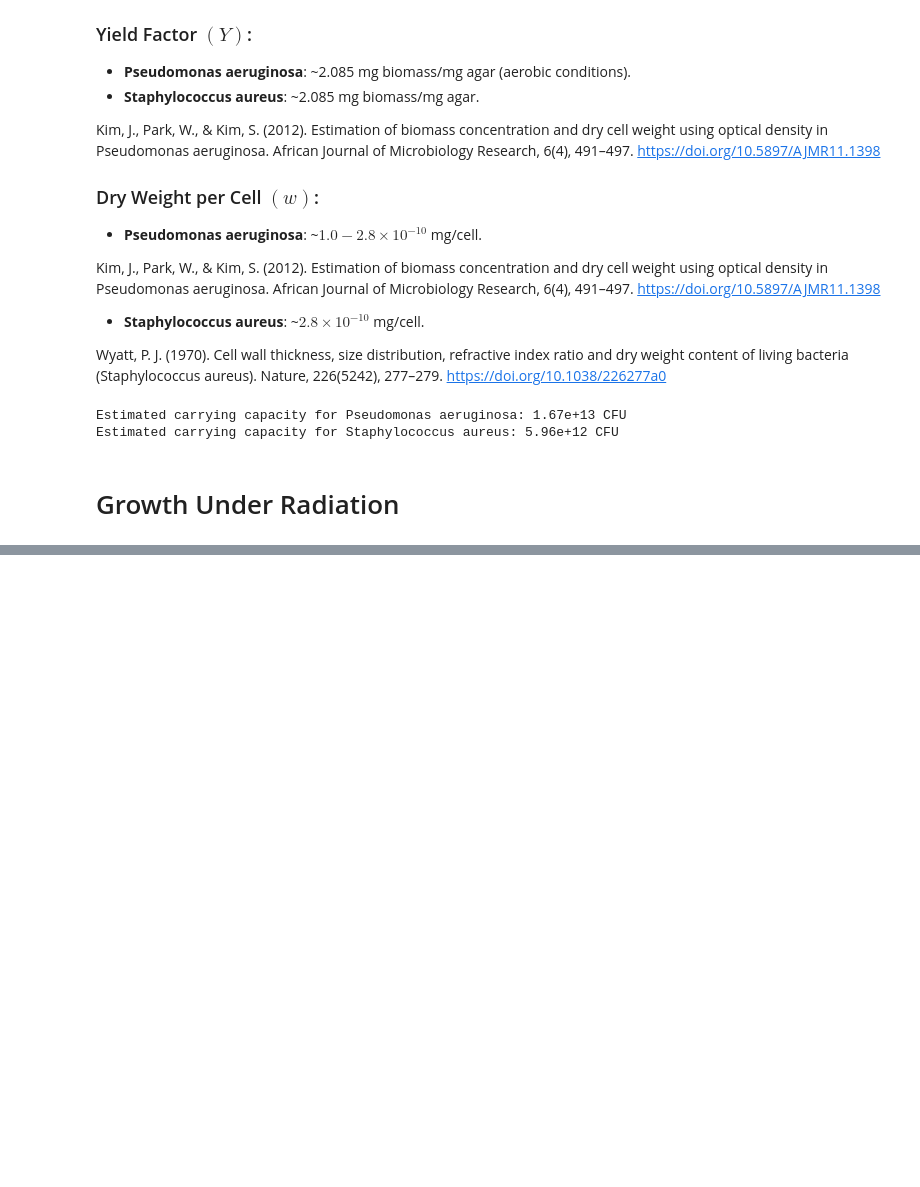
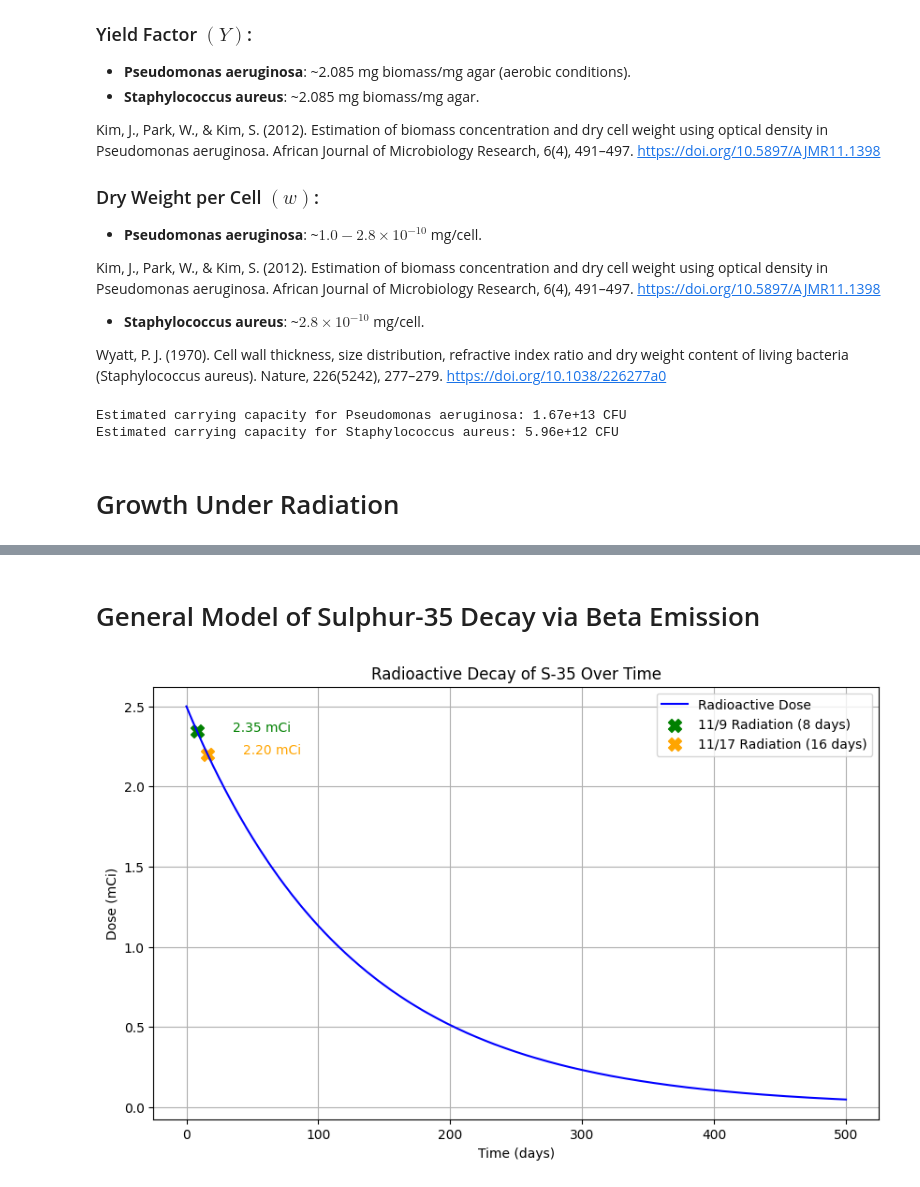
Before and after one commit to SpicedDill/Bacteria-Dynamics, a Jupyter notebook: modeling_pa01_staph.ipynb, the cells around one changed output, grey strips where cells are left out. Saved outputs shown, nothing was run; the diff lists cells and outputs as text; code cells hidden in the pictures; blank space fills up the shorter version.

```diff
--- a/modeling_pa01_staph.ipynb
+++ b/modeling_pa01_staph.ipynb
@@ -369,0 +437,40 @@ plt.show()
+# %% [markdown]
+# General Model of Sulphur-35 Decay via Beta Emission
+# %%
+import numpy as np
+import matplotlib.pyplot as plt
+
+# Parameters
+n0 = 2.5  # Initial dose in mC
+t_half = 87.4  # Half-life of S-35 in days
+time = np.linspace(0, 500, 500)  # Time range in days
+
+# Radioactive decay formula
+n_t = n0 * (0.5) ** (time / t_half)
+
+# Specific dates in days from start (11/9 and 11/17 are 8 and 16 days from 11/1)
+day1, day2 = 8, 16
+rad1 = n0 * (0.5) ** (day1 / t_half)
+rad2 = n0 * (0.5) ** (day2 / t_half)
+
+# Plot
+plt.figure(figsize=(10, 6))
+plt.plot(time, n_t, label="Radioactive Dose", color="blue")
+
+# Plot individual points
+plt.scatter(day1, rad1, color="green", marker='X', s=100, label="11/9 Radiation (8 days)")
+plt.scatter(day2, rad2, color="orange", marker='X', s=100, label="11/17 Radiation (16 days)")
+
+# Annotations
+plt.annotate(f"{rad1:.2f} mCi", (day1, rad1), textcoords="offset points", xytext=(50, 0), ha='center', color="green")
+plt.annotate(f"{rad2:.2f} mCi", (day2, rad2), textcoords="offset points", xytext=(50, 0), ha='center', color="orange")
+
+# Titles and labels
+plt.title("Radioactive Decay of S-35 Over Time")
+plt.xlabel("Time (days)")
+plt.ylabel("Dose (mCi)")
+plt.grid(True)
+plt.legend()
+plt.show()
+# %% [output]
+[figure, added]
```
Also changed, not shown: parts of 4 cells of this notebook, 1 other file.
